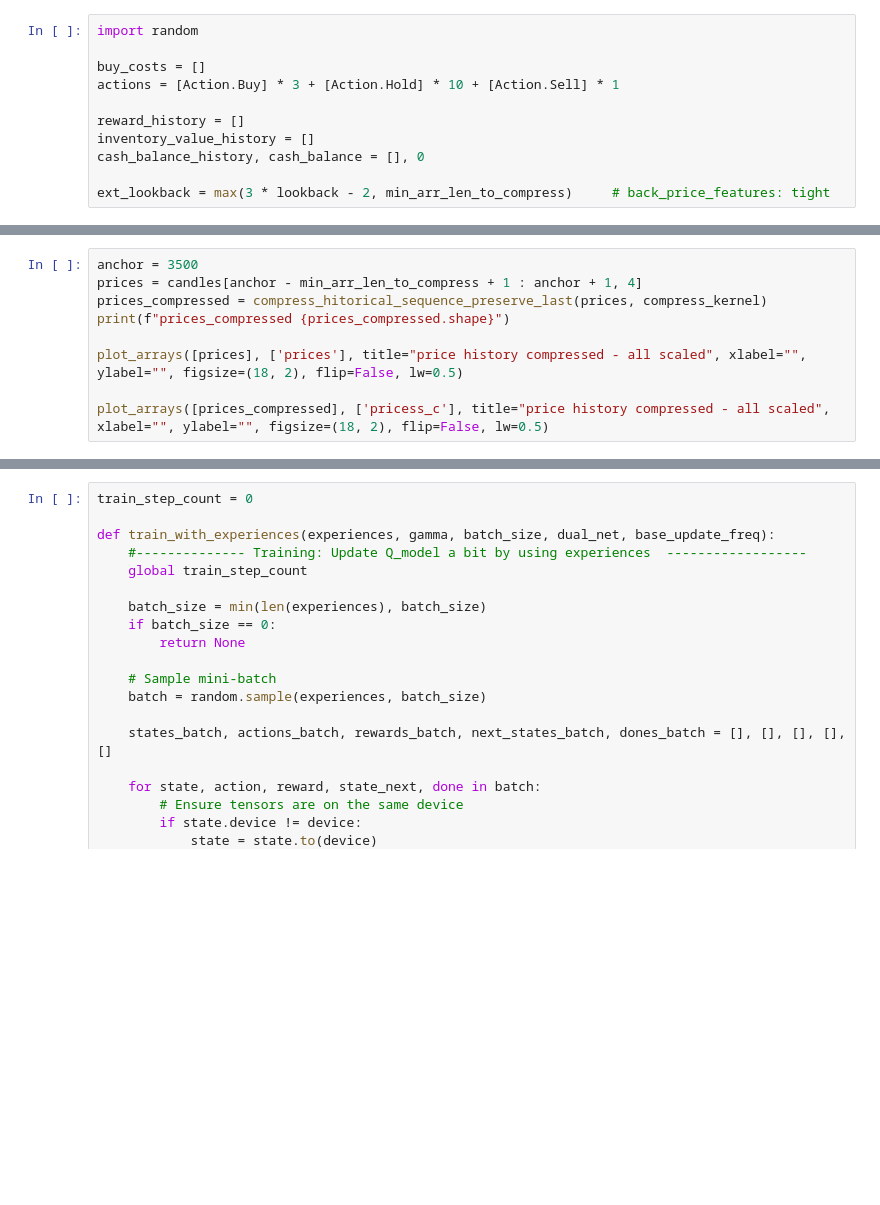
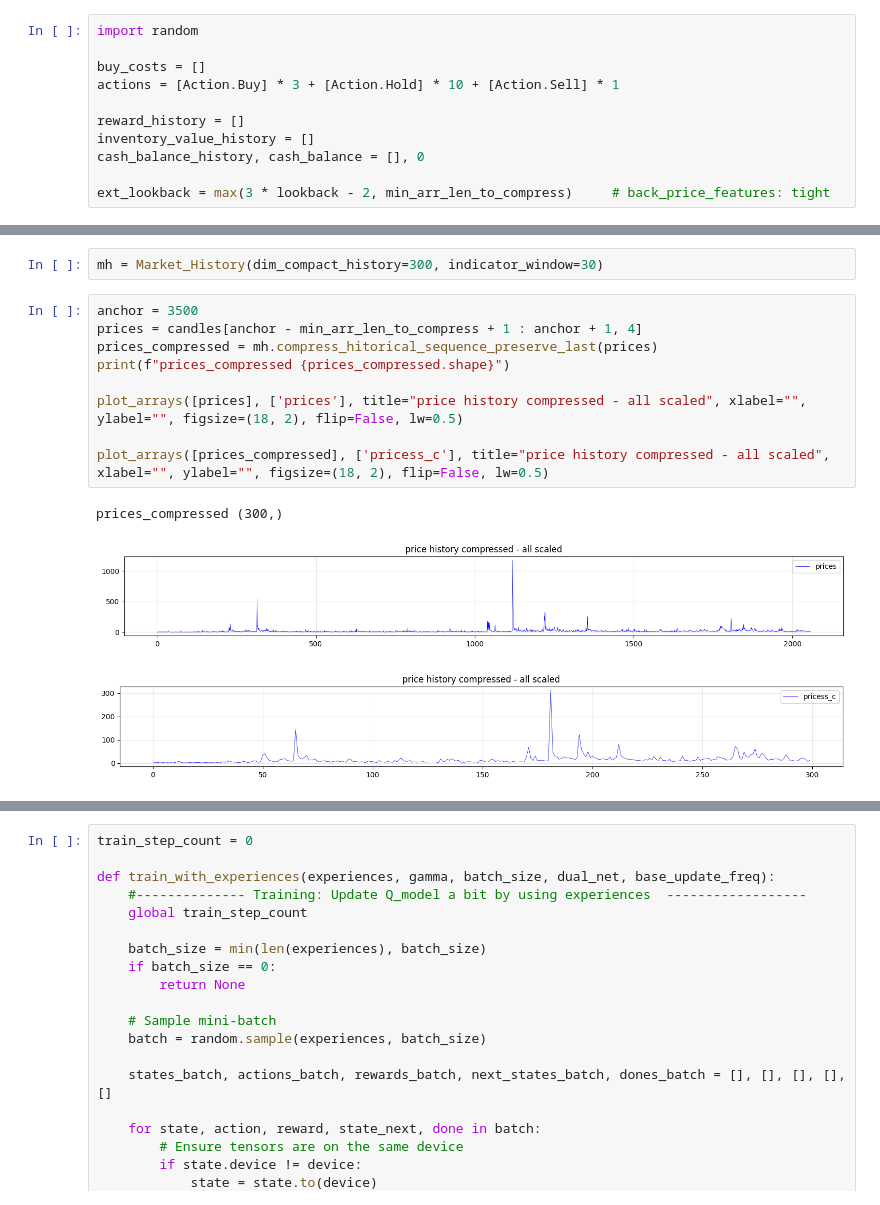
Before and after one commit to MachineLearningMike/Trade2026, a Jupyter notebook: modules/RL_Trade_POC_3.ipynb, the cells around one changed output, grey strips where cells are left out. Drawn from its saved outputs; the diff is of its cells as text; blank space fills up the shorter version.

Commit message:
RL_Market_History - compresses market histoory

```diff
--- a/modules/RL_Trade_POC_3.ipynb
+++ b/modules/RL_Trade_POC_3.ipynb
@@ -336,13 +274,19 @@ def set_seed(seed=42):
     # For PyTorch 1.10+
     if hasattr(torch, 'use_deterministic_algorithms'):
         torch.use_deterministic_algorithms(True)
+# %%
+mh = Market_History(dim_compact_history=300, indicator_window=30)
 # %%
 anchor = 3500
 prices = candles[anchor - min_arr_len_to_compress + 1 : anchor + 1, 4]
-prices_compressed = compress_hitorical_sequence_preserve_last(prices, compress_kernel)
+prices_compressed = mh.compress_hitorical_sequence_preserve_last(prices)
 print(f"prices_compressed {prices_compressed.shape}")
 
 plot_arrays([prices], ['prices'], title="price history compressed - all scaled", xlabel="", ylabel="", figsize=(18, 2), flip=False, lw=0.5)
 
 plot_arrays([prices_compressed], ['pricess_c'], title="price history compressed - all scaled", xlabel="", ylabel="", figsize=(18, 2), flip=False, lw=0.5)
+# %% [output]
+prices_compressed (300,)
+[figure, added]
+[figure, added]
 # %%
```
Also changed, not shown: parts of 16 cells of this notebook, 1 other file.
